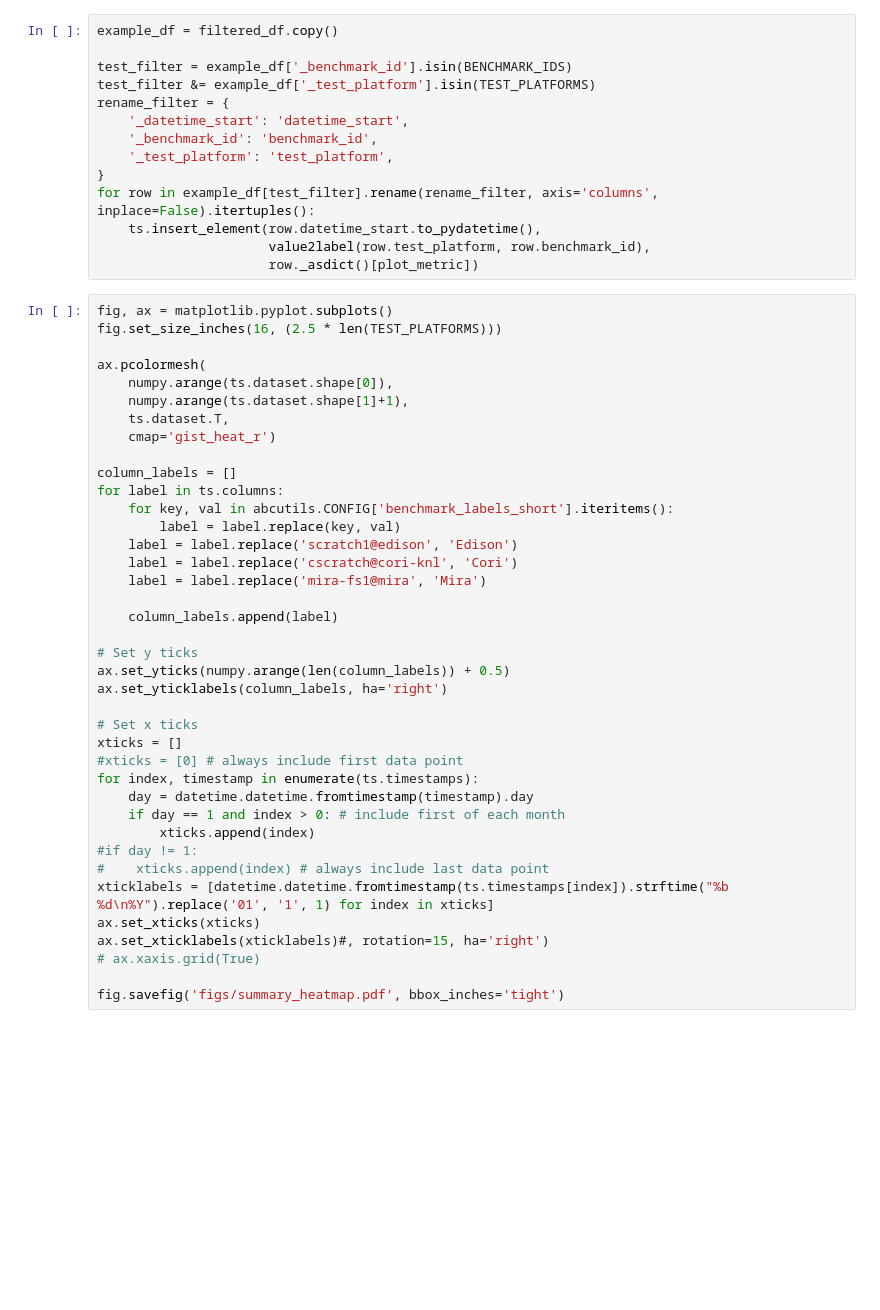
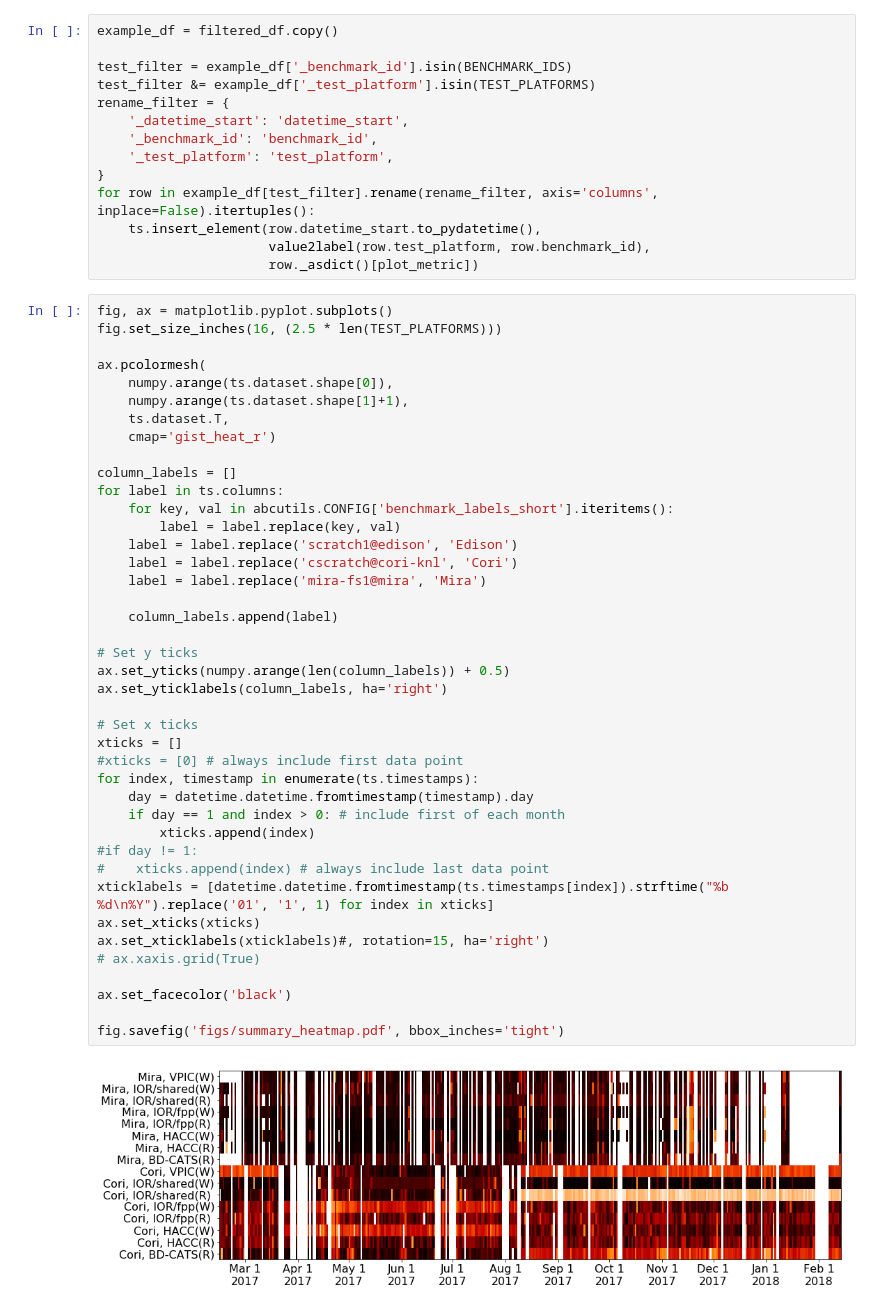
Before and after one commit to NERSC/tokio-abcutils, a Jupyter notebook: sc18_heatmap.ipynb, the cells around one changed output. Cells and saved outputs as stored; diff of their text form; blank space fills up the shorter version.

Commit message:
update heatmap for paper

```diff
--- a/sc18_heatmap.ipynb
+++ b/sc18_heatmap.ipynb
@@ -126,30 +141,34 @@ ax.pcolormesh(
 
 column_labels = []
 for label in ts.columns:
     for key, val in abcutils.CONFIG['benchmark_labels_short'].iteritems():
         label = label.replace(key, val)
     label = label.replace('scratch1@edison', 'Edison')
     label = label.replace('cscratch@cori-knl', 'Cori')
     label = label.replace('mira-fs1@mira', 'Mira')
 
     column_labels.append(label)
 
 # Set y ticks
 ax.set_yticks(numpy.arange(len(column_labels)) + 0.5)
 ax.set_yticklabels(column_labels, ha='right')
 
 # Set x ticks
 xticks = []
 #xticks = [0] # always include first data point
 for index, timestamp in enumerate(ts.timestamps):
     day = datetime.datetime.fromtimestamp(timestamp).day
     if day == 1 and index > 0: # include first of each month
         xticks.append(index)
 #if day != 1:
 #    xticks.append(index) # always include last data point
 xticklabels = [datetime.datetime.fromtimestamp(ts.timestamps[index]).strftime("%b %d\n%Y").replace('01', '1', 1) for index in xticks]
 ax.set_xticks(xticks)
 ax.set_xticklabels(xticklabels)#, rotation=15, ha='right')
 # ax.xaxis.grid(True)
 
+ax.set_facecolor('black')
+
 fig.savefig('figs/summary_heatmap.pdf', bbox_inches='tight')
+# %% [output]
+[figure, added]
```
Also changed, not shown: parts of 4 cells of this notebook.
